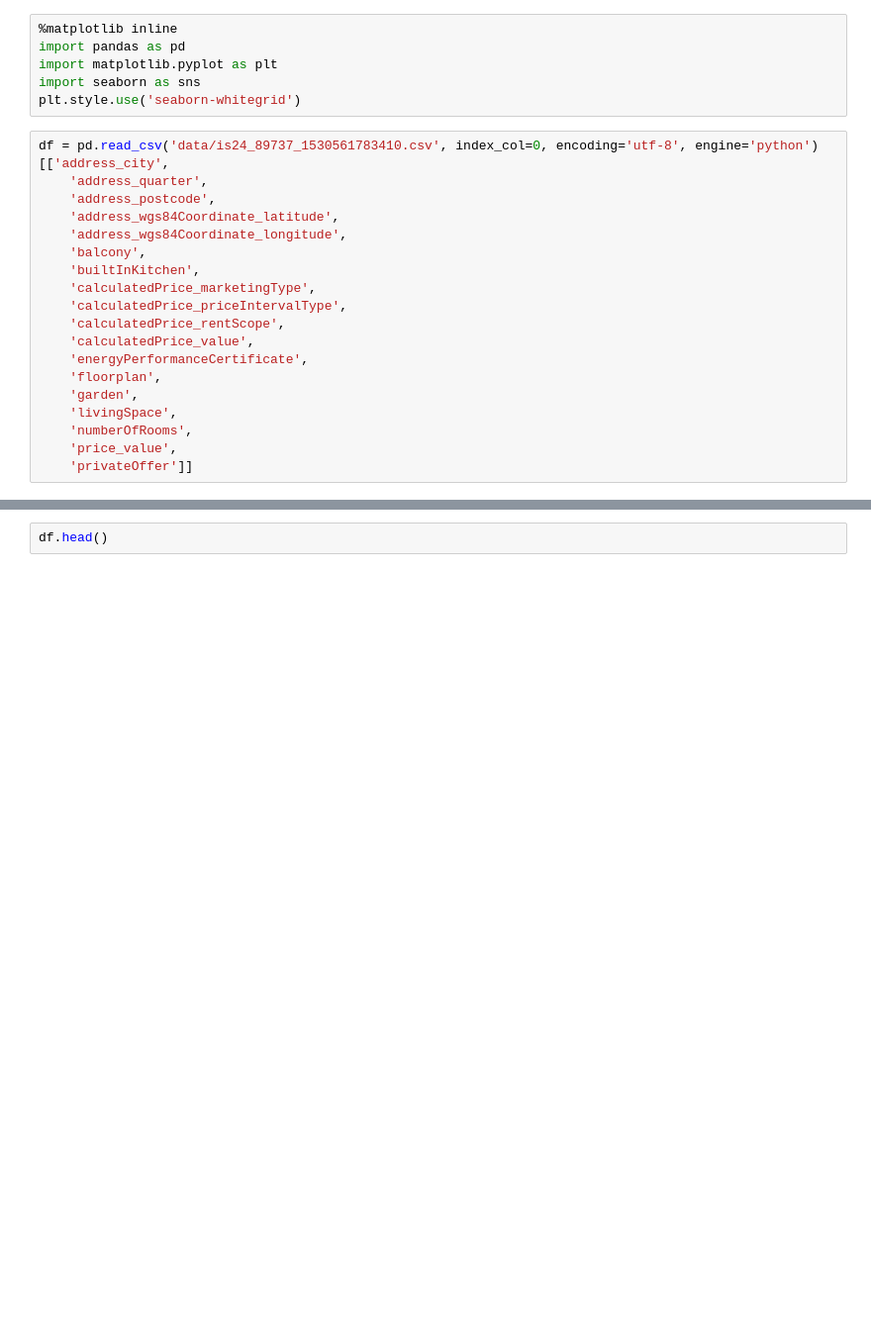
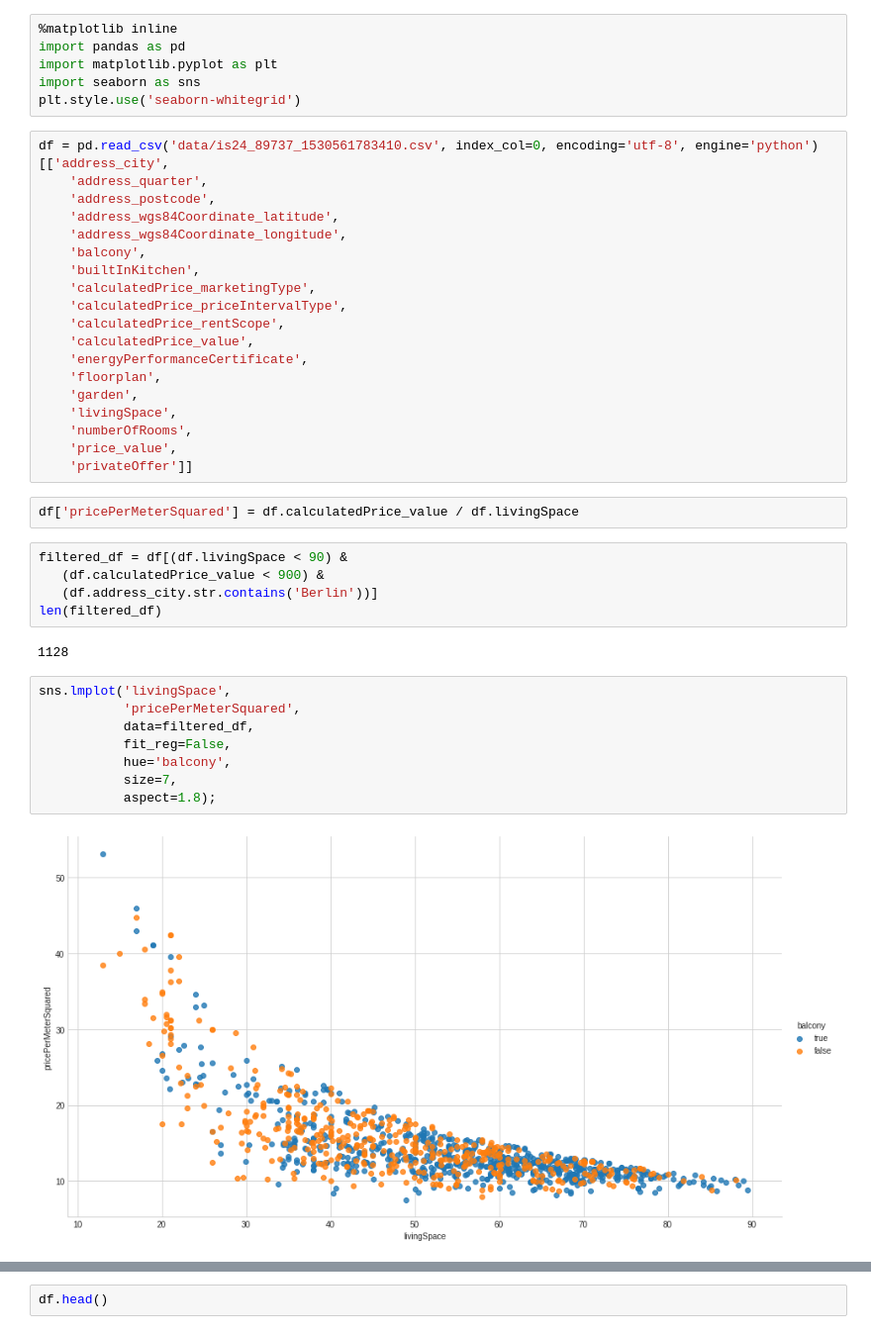
Before and after one commit to shimshir/ds, a Jupyter notebook: is24/is24analisis.ipynb, the cells around one changed output, grey strips where cells are left out. Shown: that part at 99% size. Drawn from its saved outputs; the diff is of its cells as text; blank space fills up the shorter version.

```diff
--- a/is24/is24analisis.ipynb
+++ b/is24/is24analisis.ipynb
@@ -23,3 +23,22 @@ df = pd.read_csv('data/is24_89737_1530561783410.csv', index_col=0, encoding='utf
     'numberOfRooms',
     'price_value',
     'privateOffer']]
+# %%
+df['pricePerMeterSquared'] = df.calculatedPrice_value / df.livingSpace
+# %%
+filtered_df = df[(df.livingSpace < 90) &
+   (df.calculatedPrice_value < 900) &
+   (df.address_city.str.contains('Berlin'))]
+len(filtered_df)
+# %% [output]
+1128
+# %%
+sns.lmplot('livingSpace',
+           'pricePerMeterSquared',
+           data=filtered_df,
+           fit_reg=False,
+           hue='balcony',
+           size=7,
+           aspect=1.8);
+# %% [output]
+[figure, added]
```
Also changed, not shown: parts of 8 cells of this notebook.
